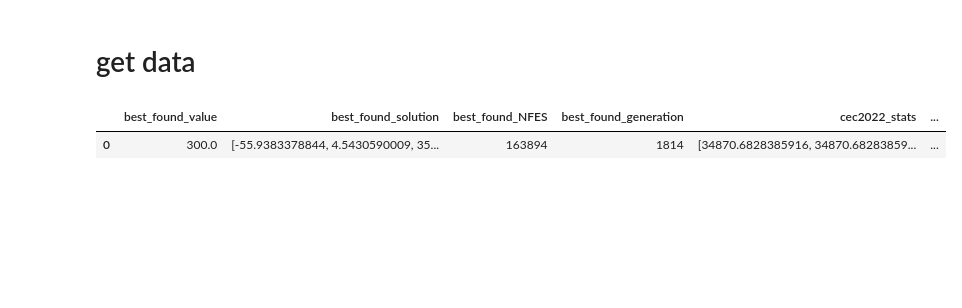
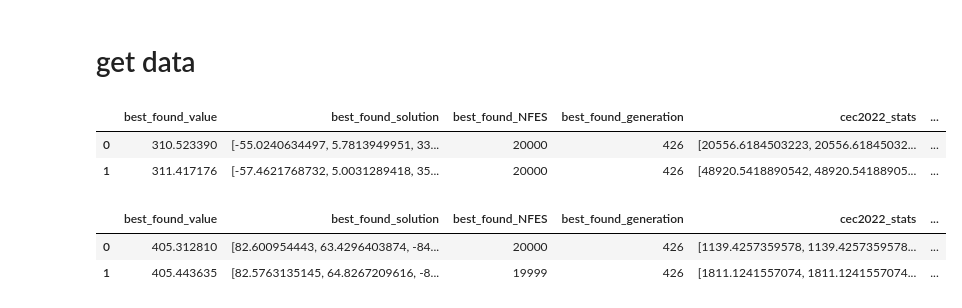
Before and after one commit to EvgeniiSopovGitHub/jSO2023, a Jupyter notebook: result_analysis.ipynb, the cells around one changed output. Cells and saved outputs as stored; diff of their text form; code cells hidden in the pictures; blank space fills up the shorter version.

```diff
--- a/result_analysis.ipynb
+++ b/result_analysis.ipynb
@@ -9,5 +16,10 @@ dataD10A1Lin.append(tmp)
-# %%
-dataD10A1Lin[0]
-# %% [output]
-|  | best_found_value | best_found_solution | best_found_NFES | best_found_generation | cec2022_stats | ... |
-| 0 | 300.0 | [-55.9383378844, 4.5430590009, 35... | 163894 | 1814 | [34870.6828385916, 34870.68283859... | ... |
+# %%
+display(dataD10A1Lin[0].head(2))
+display(dataD10A1Lin[1].head(2))
+# %% [output]
+|  | best_found_value | best_found_solution | best_found_NFES | best_found_generation | cec2022_stats | ... |
+| 0 | 310.523390 | [-55.0240634497, 5.7813949951, 33... | 20000 | 426 | [20556.6184503223, 20556.61845032... | ... |
+| 1 | 311.417176 | [-57.4621768732, 5.0031289418, 35... | 20000 | 426 | [48920.5418890542, 48920.54188905... | ... |
+|  | best_found_value | best_found_solution | best_found_NFES | best_found_generation | cec2022_stats | ... |
+| 0 | 405.312810 | [82.600954443, 63.4296403874, -84... | 20000 | 426 | [1139.4257359578, 1139.4257359578... | ... |
+| 1 | 405.443635 | [82.5763135145, 64.8267209616, -8... | 19999 | 426 | [1811.1241557074, 1811.1241557074... | ... |
```
Also changed, not shown: parts of 11 cells of this notebook, 1 other file.
